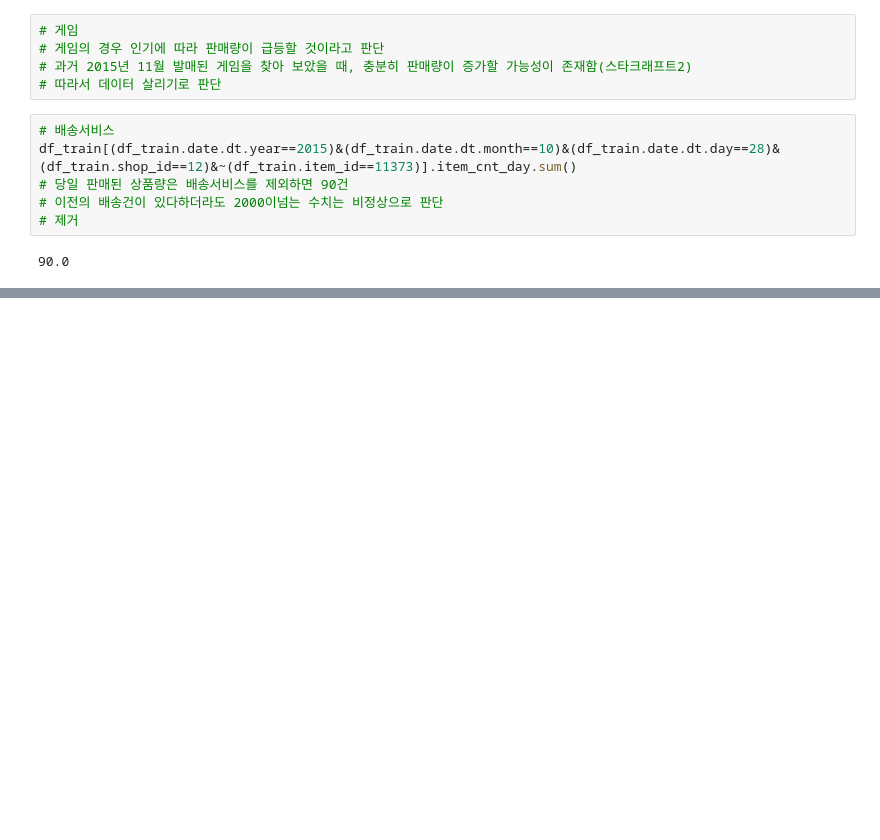
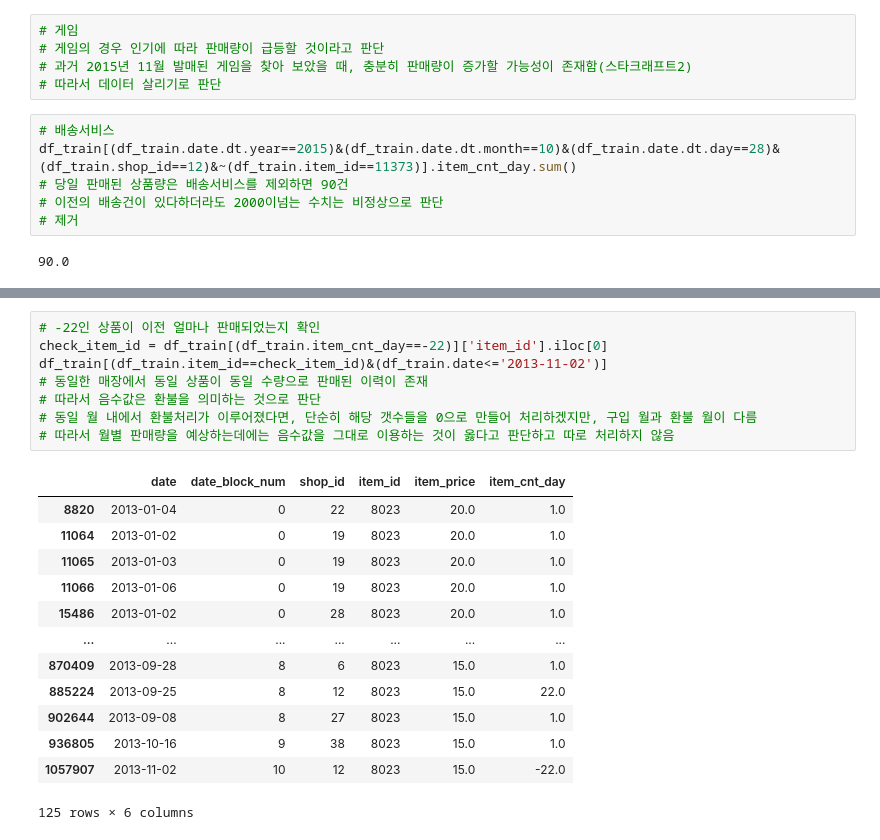
Before and after one commit to dodo-Riley/kaggle, a Jupyter notebook: Future_Sales/upload/DatPi_future_sales_EDA.ipynb, the cells around one changed output, grey strips where cells are left out. Saved outputs shown, nothing was run; the diff lists cells and outputs as text; blank space fills up the shorter version.

```diff
--- a/Future_Sales/upload/DatPi_future_sales_EDA.ipynb
+++ b/Future_Sales/upload/DatPi_future_sales_EDA.ipynb
@@ -455,0 +515,22 @@ df_train[(df_train.date.dt.year==2015)&(df_train.date.dt.month==10)&(df_train.da
+# %%
+# -22인 상품이 이전 얼마나 판매되었는지 확인
+check_item_id = df_train[(df_train.item_cnt_day==-22)]['item_id'].iloc[0]
+df_train[(df_train.item_id==check_item_id)&(df_train.date<='2013-11-02')]
+# 동일한 매장에서 동일 상품이 동일 수량으로 판매된 이력이 존재
+# 따라서 음수값은 환불을 의미하는 것으로 판단
+# 동일 월 내에서 환불처리가 이루어졌다면, 단순히 해당 갯수들을 0으로 만들어 처리하겠지만, 구입 월과 환불 월이 다름
+# 따라서 월별 판매량을 예상하는데에는 음수값을 그대로 이용하는 것이 옳다고 판단하고 따로 처리하지 않음
+# %% [output]
+|  | date | date_block_num | shop_id | item_id | item_price | item_cnt_day |
+| 8820 | 2013-01-04 | 0 | 22 | 8023 | 20.0 | 1.0 |
+| 11064 | 2013-01-02 | 0 | 19 | 8023 | 20.0 | 1.0 |
+| 11065 | 2013-01-03 | 0 | 19 | 8023 | 20.0 | 1.0 |
+| 11066 | 2013-01-06 | 0 | 19 | 8023 | 20.0 | 1.0 |
+| 15486 | 2013-01-02 | 0 | 28 | 8023 | 20.0 | 1.0 |
+| ... | ... | ... | ... | ... | ... | ... |
+| 870409 | 2013-09-28 | 8 | 6 | 8023 | 15.0 | 1.0 |
+| 885224 | 2013-09-25 | 8 | 12 | 8023 | 15.0 | 22.0 |
+| 902644 | 2013-09-08 | 8 | 27 | 8023 | 15.0 | 1.0 |
+| 936805 | 2013-10-16 | 9 | 38 | 8023 | 15.0 | 1.0 |
+| 1057907 | 2013-11-02 | 10 | 12 | 8023 | 15.0 | -22.0 |
+125 rows × 6 columns
```
Also changed, not shown: parts of 31 cells of this notebook.
